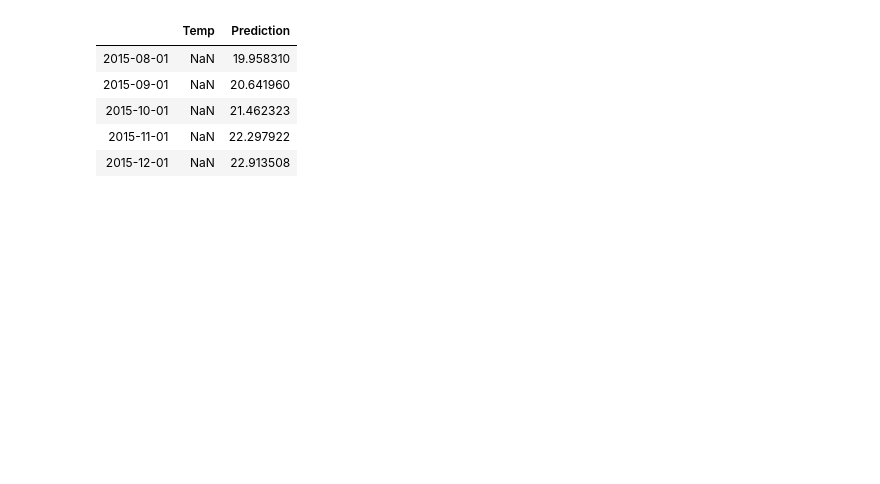
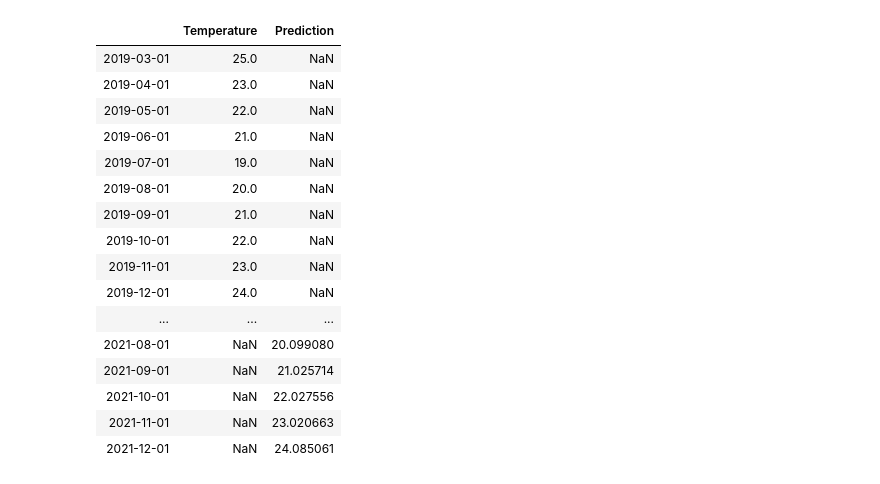
Before and after one commit to TeamUnagi/ML, a Jupyter notebook: YeshanFinalWeatherCode.ipynb, the cells around one changed output. Cells and saved outputs as stored; diff of their text form; code cells hidden in the pictures; blank space fills up the shorter version.

```diff
--- a/YeshanFinalWeatherCode.ipynb
+++ b/YeshanFinalWeatherCode.ipynb
@@ -47,5 +77,5 @@ model.add(Dropout(0.15))
 model.add(Dense(1))
 model.compile(optimizer='adam', loss='mse')
 # %%
-model.fit_generator(generator,epochs=90)
+model.fit_generator(generator,epochs=180)
 # %% [output]
@@ -112,9 +142,9 @@ train = df
 scaler.fit(train)
 train = scaler.transform(train)
 # %%
-n_input = 12
+n_input = 24
 n_features = 1
 generator = TimeseriesGenerator(train, train, length=n_input, batch_size=6)
 # %%
-model.fit_generator(generator,epochs=90)
+model.fit_generator(generator,epochs=180)
 # %% [output]
@@ -146,5 +176,6 @@ for i in range(n_input):
     batch = np.append(batch[:,1:,:],[[pred_list[i]]],axis=1)
 # %%
 from pandas.tseries.offsets import DateOffset
-add_dates = [df.index[-1] + DateOffset(months=x) for x in range(0,13) ]
+add_dates = [df.index[-1] + DateOffset(months=x) for x in range(0,25) ]
 future_dates = pd.DataFrame(index=add_dates[1:],columns=df.columns)
+df.tail()
@@ -167,9 +206,20 @@ No handles with labels found to put in legend.
 # %%
-df_proj.tail()
+df_proj.tail(34)
 # %% [output]
-|  | Temp | Prediction |
-| 2015-08-01 | NaN | 19.958310 |
-| 2015-09-01 | NaN | 20.641960 |
-| 2015-10-01 | NaN | 21.462323 |
-| 2015-11-01 | NaN | 22.297922 |
-| 2015-12-01 | NaN | 22.913508 |
+|  | Temperature | Prediction |
+| 2019-03-01 | 25.0 | NaN |
+| 2019-04-01 | 23.0 | NaN |
+| 2019-05-01 | 22.0 | NaN |
+| 2019-06-01 | 21.0 | NaN |
+| 2019-07-01 | 19.0 | NaN |
+| 2019-08-01 | 20.0 | NaN |
+| 2019-09-01 | 21.0 | NaN |
+| 2019-10-01 | 22.0 | NaN |
+| 2019-11-01 | 23.0 | NaN |
+| 2019-12-01 | 24.0 | NaN |
+| ... | ... | ... |
+| 2021-08-01 | NaN | 20.099080 |
+| 2021-09-01 | NaN | 21.025714 |
+| 2021-10-01 | NaN | 22.027556 |
+| 2021-11-01 | NaN | 23.020663 |
+| 2021-12-01 | NaN | 24.085061 |
```
Also changed, not shown: parts of 12 cells of this notebook.
